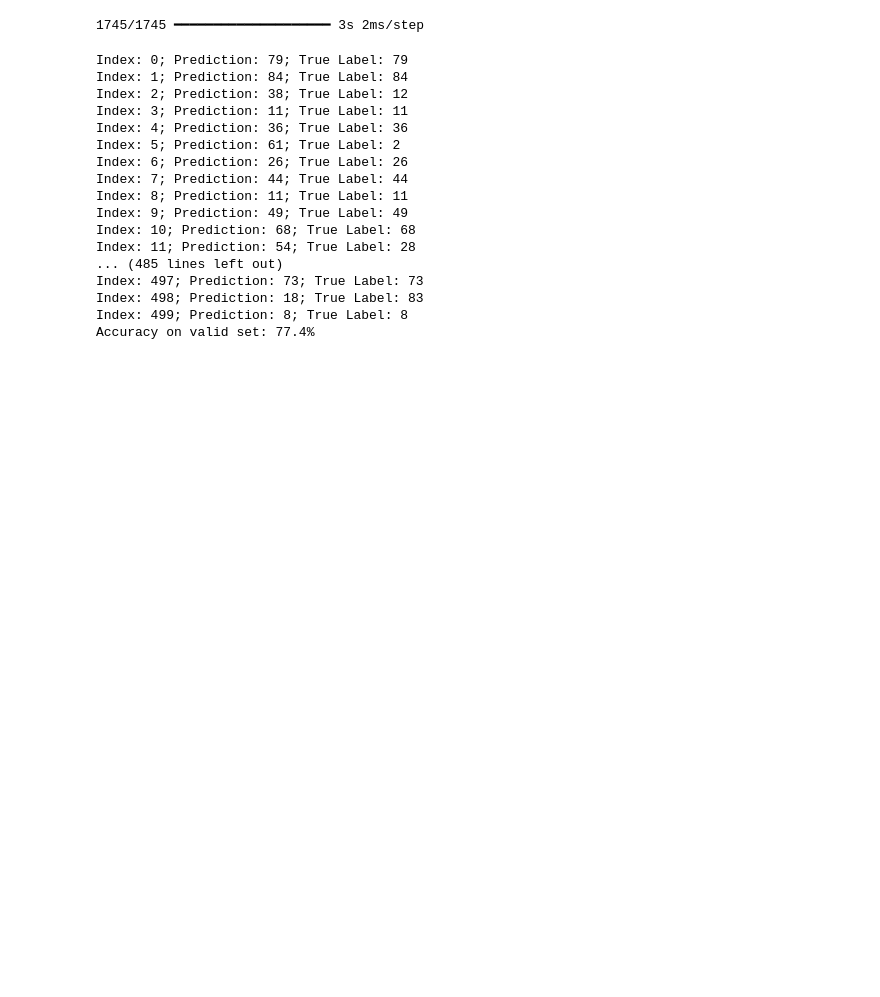
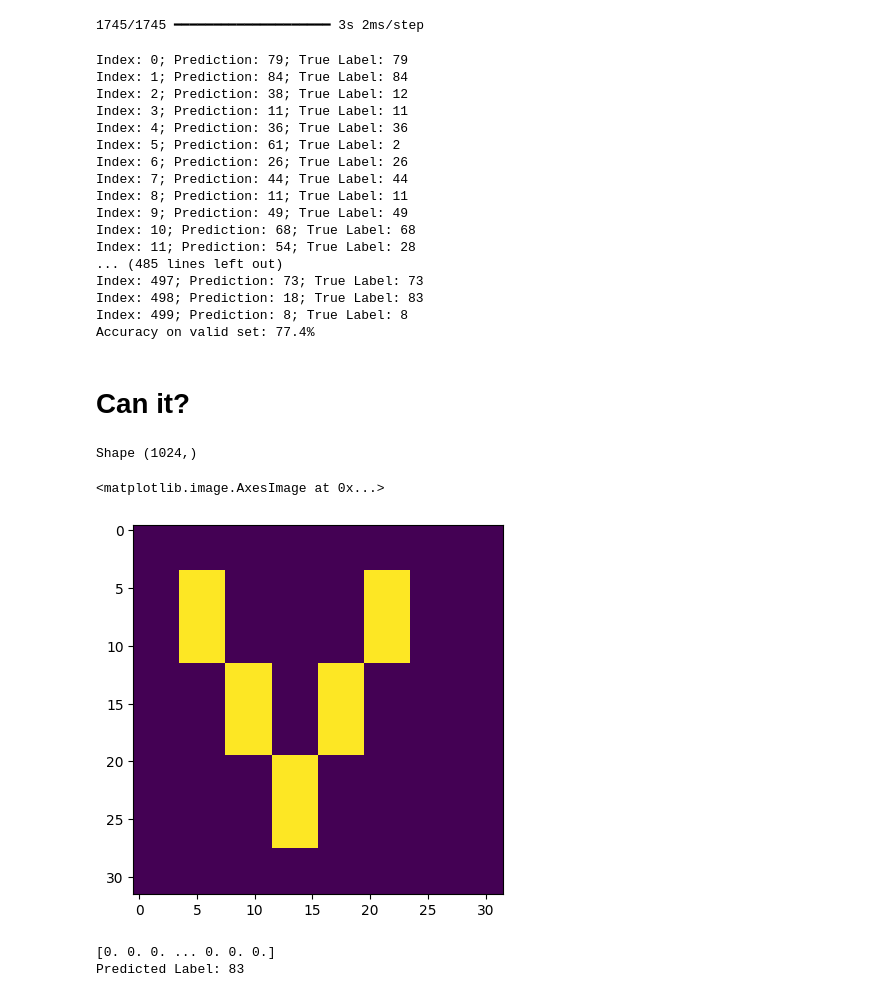
Before and after one commit to 31grudnia/Masters_Degree_Project, a Jupyter notebook: backend/MNIST_app/notebooks/MNIST_in_python.ipynb, the cells around one changed output. Drawn from its saved outputs; the diff is of its cells as text; code cells hidden in the pictures; blank space fills up the shorter version.

```diff
--- a/backend/MNIST_app/notebooks/MNIST_in_python.ipynb
+++ b/backend/MNIST_app/notebooks/MNIST_in_python.ipynb
@@ -405,3 +395,31 @@ Index: 497; Prediction: 73; True Label: 73
 Index: 498; Prediction: 18; True Label: 83
 Index: 499; Prediction: 8; True Label: 8
 Accuracy on valid set: 77.4%
+# %% [markdown]
+<h1>Can it?</h1>
+# %%
+from matplotlib import pyplot as plt
+m = [[0,0,0,0,0,0,0,0],
+     [0,255,0,0,0,255,0,0],
+     [0,255,0,0,0,255,0,0],
+     [0,0,255,0,255,00,0,0],
+     [0,0,255,0,255,00,0,0],
+     [0,0,0,255,0,0,0,0],
+     [0,0,0,255,0,0,0,0],
+     [0,0,0,0,0,0,0,0]]
+# upscale to 28x28
+m = np.concatenate([np.concatenate([[x]*4 for x in y]*4) for y in m])
+print(f"Shape {m.shape}")
+plt.imshow(m.reshape(32,32))
+# %% [output]
+Shape (1024,)
+<matplotlib.image.AxesImage at 0x...>
+[figure, added]
+# %%
+m = normalize(m)
+print(m)
+predicted_label = MNIST_NeuralNetwork.predict_single_sample(m)
+print("Predicted Label:", predicted_label)
+# %% [output]
+[0. 0. 0. ... 0. 0. 0.]
+Predicted Label: 83
```
Also changed, not shown: parts of 9 cells of this notebook, 2 other files.
